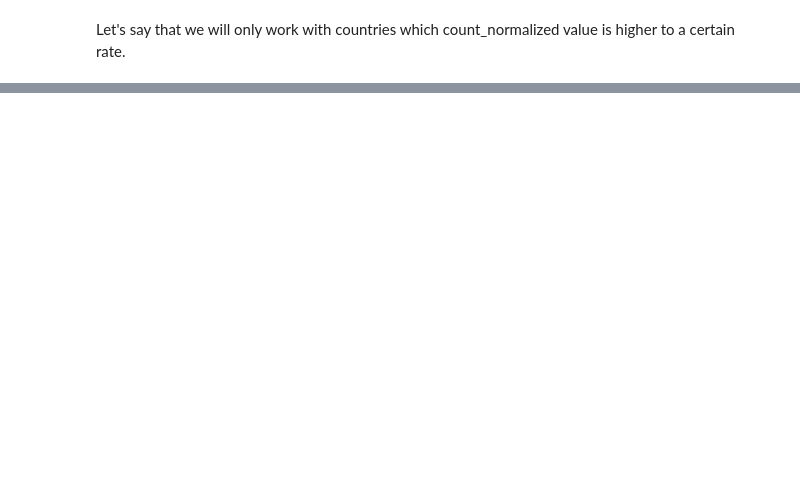
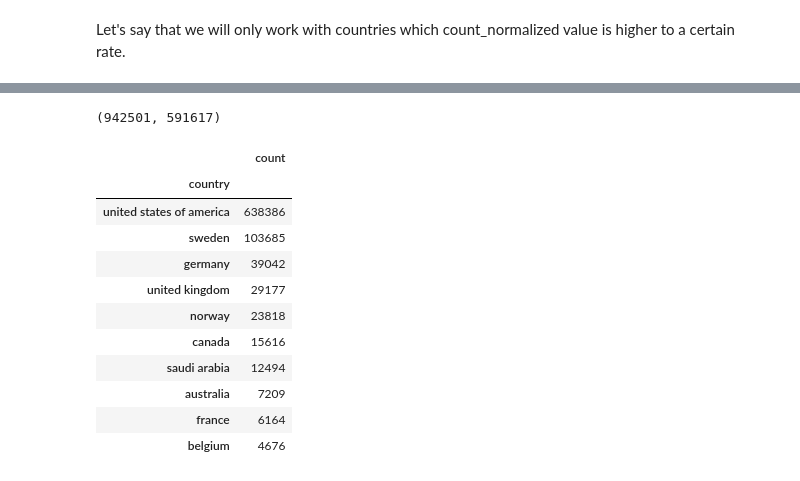
Before and after one commit to epfl-ada/ada-2020-project-milestone-p3-p3_runtime-error, a Jupyter notebook: creative_extension.ipynb, the cells around one changed output, grey strips where cells are left out. Saved outputs shown, nothing was run; the diff lists cells and outputs as text; code cells hidden in the pictures; blank space fills up the shorter version.

```diff
--- a/creative_extension.ipynb
+++ b/creative_extension.ipynb
@@ -185,0 +205,3 @@ countries.head(5)
+# %%
+gowalla_checkins.rename(columns={'lat':'home_lat','lon':'home_lon'}, inplace = True)
+brightkite_checkins.rename(columns={'lat':'home_lat','lon':'home_lon'}, inplace = True)
@@ -185,0 +210,10 @@ countries.head(5)
+# %%
+def distance_from_home(row):
+    '''computes the distance of the check-in from the user's home'''
+    lat1 = row['latitude']
+    lat2 = row['home_lat']
+    long1 = row['longitude']
+    long2 = row['home_lon']
+    return(hvrs.haversine((lat1, long1), (lat2, long2)))
+# %%
+gowalla_checkins['distance_from_home'] = gowalla_checkins.apply(lambda row: distance_from_home(row), axis = 1)
@@ -185,0 +227,25 @@ countries.head(5)
+# %%
+distance = 200 #km
+gowalla_far_checkins = gowalla_checkins[gowalla_checkins.distance_from_home >= distance]
+brightkite_far_checkins = brightkite_checkins[brightkite_checkins.distance_from_home >= distance]
+len(gowalla_far_checkins), len(brightkite_far_checkins)
+# %% [output]
+(942501, 591617)
+# %%
+gowalla_far_checkins_per_country = gowalla_far_checkins.groupby(['country']).count().sort_values(by = 'user', ascending = False)
+gowalla_far_checkins_per_country.rename(columns = {'user':'count'}, inplace = True)
+gowalla_far_checkins_per_country.drop(gowalla_far_checkins_per_country.columns.difference(['count']), 1, inplace=True)
+gowalla_far_checkins_per_country.head(10)
+# %% [output]
+|  | count |
+| country |  |
+| united states of america | 638386 |
+| sweden | 103685 |
+| germany | 39042 |
+| united kingdom | 29177 |
+| norway | 23818 |
+| canada | 15616 |
+| saudi arabia | 12494 |
+| australia | 7209 |
+| france | 6164 |
+| belgium | 4676 |
```
Also changed, not shown: parts of 15 cells of this notebook.
